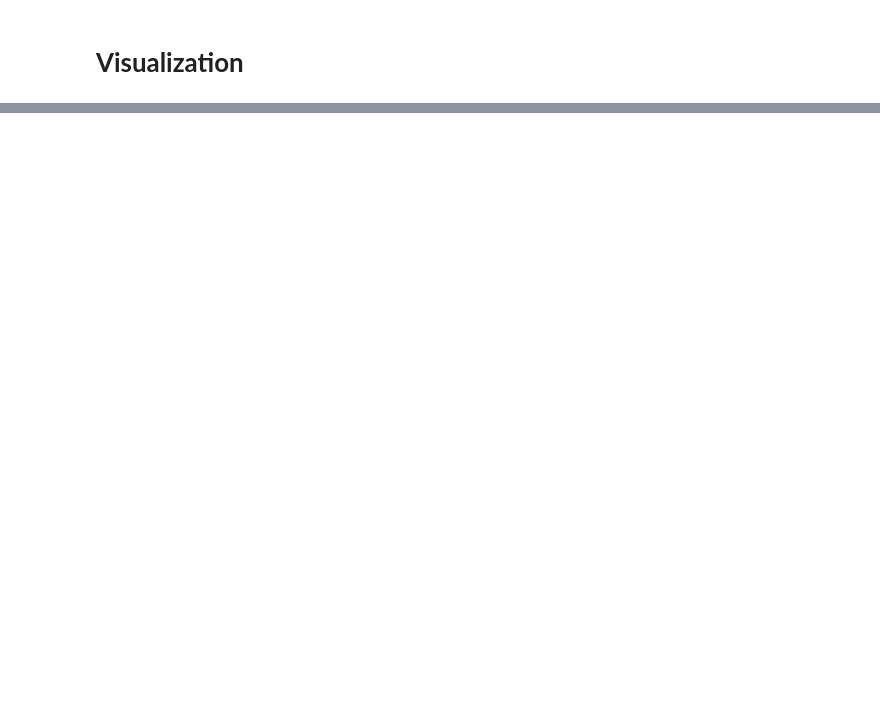
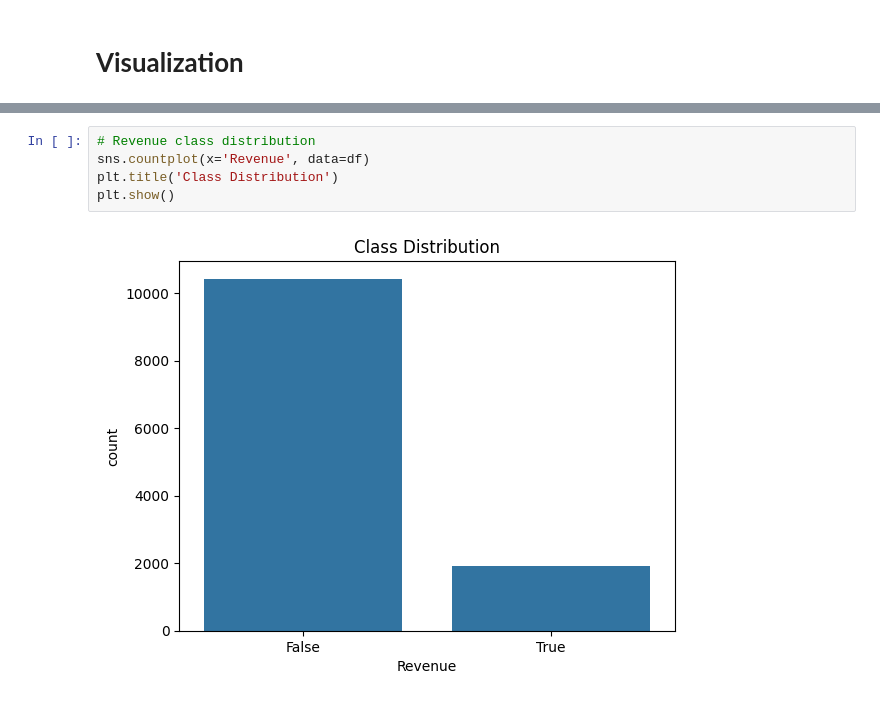
Before and after one commit to daurickroy/Entri-Elevate---Project, a Jupyter notebook: Online Shoppers Purchasing Intention.ipynb, the cells around one changed output, grey strips where cells are left out. Drawn from its saved outputs; the diff is of its cells as text; blank space fills up the shorter version.

```diff
--- a/Online Shoppers Purchasing Intention.ipynb
+++ b/Online Shoppers Purchasing Intention.ipynb
@@ -220,3 +336,10 @@ plt.show()
+# %%
+# Revenue class distribution
+sns.countplot(x='Revenue', data=df)
+plt.title('Class Distribution')
+plt.show()
+# %% [output]
+[figure, added]
 # %%
 # Pairplot (first few features for simplicity)
 sample_cols = numeric_cols[:5]
```
Also changed, not shown: parts of 25 cells of this notebook.
